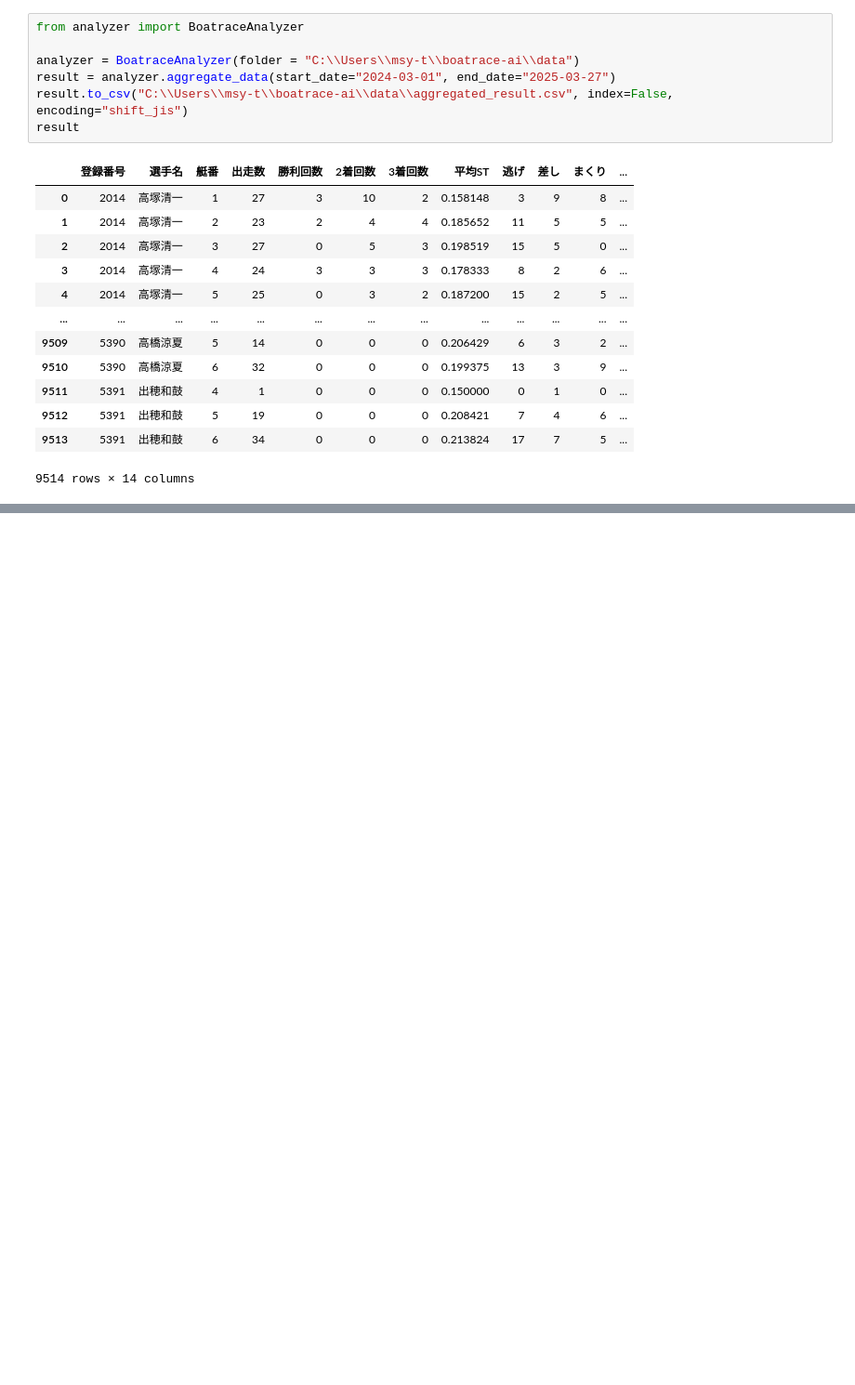
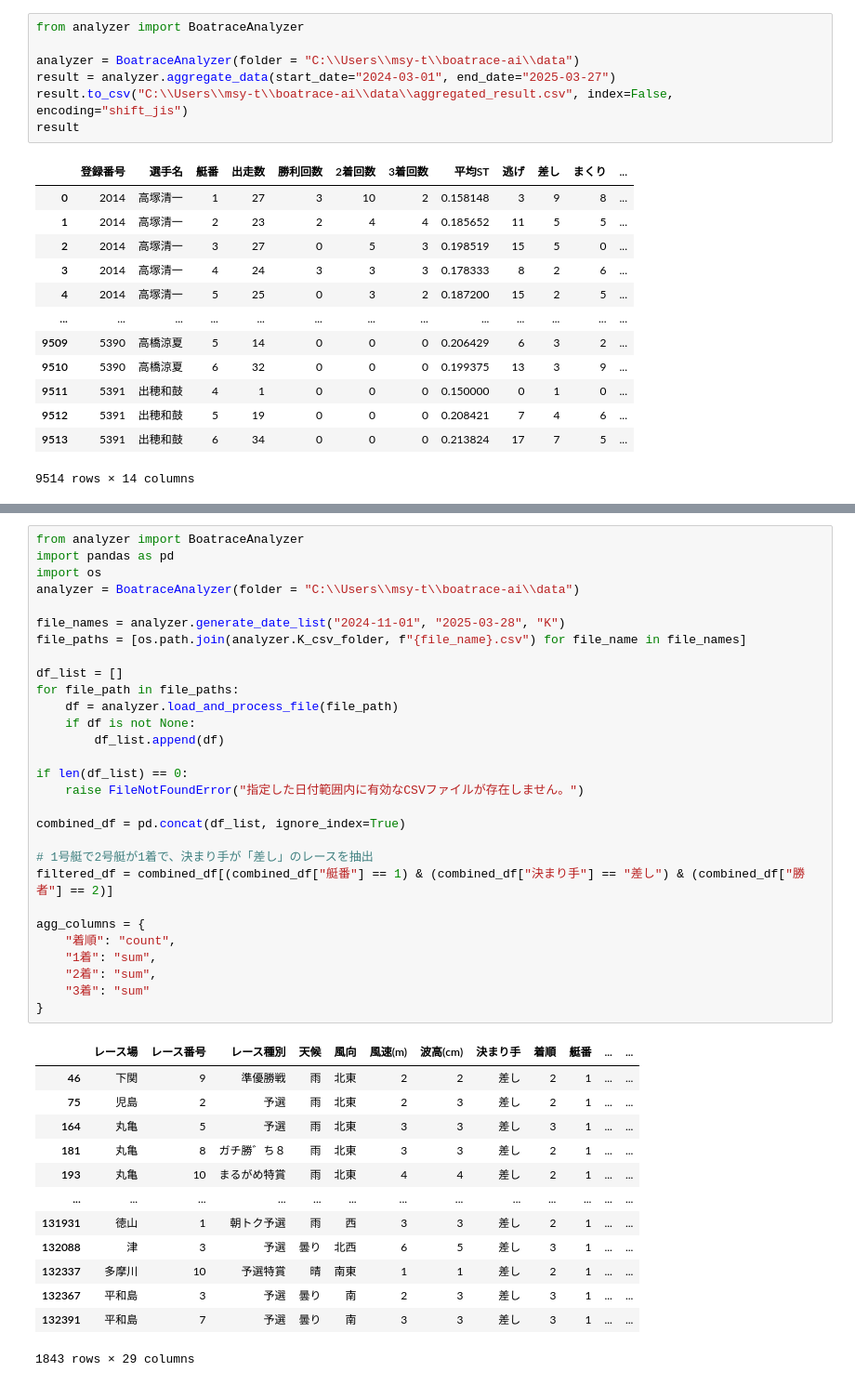
Before and after one commit to ru0108kf/boatrace-ai, a Jupyter notebook: scripts/boatrace_test.ipynb, the cells around one changed output, grey strips where cells are left out. Shown at 93% size. Cells and saved outputs as stored; diff of their text form; blank space fills up the shorter version.

```diff
--- a/scripts/boatrace_test.ipynb
+++ b/scripts/boatrace_test.ipynb
@@ -934,0 +1150,43 @@ result
+# %%
+from analyzer import BoatraceAnalyzer
+import pandas as pd
+import os
+analyzer = BoatraceAnalyzer(folder = "C:\\Users\\msy-t\\boatrace-ai\\data")
+
+file_names = analyzer.generate_date_list("2024-11-01", "2025-03-28", "K")
+file_paths = [os.path.join(analyzer.K_csv_folder, f"{file_name}.csv") for file_name in file_names]
+
+df_list = []
+for file_path in file_paths:
+    df = analyzer.load_and_process_file(file_path)
+    if df is not None:
+        df_list.append(df)
+
+if len(df_list) == 0:
+    raise FileNotFoundError("指定した日付範囲内に有効なCSVファイルが存在しません。")
+
+combined_df = pd.concat(df_list, ignore_index=True)
+
+# 1号艇で2号艇が1着で、決まり手が「差し」のレースを抽出
+filtered_df = combined_df[(combined_df["艇番"] == 1) & (combined_df["決まり手"] == "差し") & (combined_df["勝者"] == 2)]
+
+agg_columns = {
+    "着順": "count",
+    "1着": "sum",
+    "2着": "sum",
+    "3着": "sum"
+}
+# %% [output]
+|  | レース場 | レース番号 | レース種別 | 天候 | 風向 | 風速(m) | 波高(cm) | 決まり手 | 着順 | 艇番 | ... | ... |
+| 46 | 下関 | 9 | 準優勝戦 | 雨 | 北東 | 2 | 2 | 差し | 2 | 1 | ... | ... |
+| 75 | 児島 | 2 | 予選 | 雨 | 北東 | 2 | 3 | 差し | 2 | 1 | ... | ... |
+| 164 | 丸亀 | 5 | 予選 | 雨 | 北東 | 3 | 3 | 差し | 3 | 1 | ... | ... |
+| 181 | 丸亀 | 8 | ガチ勝゛ち８ | 雨 | 北東 | 3 | 3 | 差し | 2 | 1 | ... | ... |
+| 193 | 丸亀 | 10 | まるがめ特賞 | 雨 | 北東 | 4 | 4 | 差し | 2 | 1 | ... | ... |
+| ... | ... | ... | ... | ... | ... | ... | ... | ... | ... | ... | ... | ... |
+| 131931 | 徳山 | 1 | 朝トク予選 | 雨 | 西 | 3 | 3 | 差し | 2 | 1 | ... | ... |
+| 132088 | 津 | 3 | 予選 | 曇り | 北西 | 6 | 5 | 差し | 3 | 1 | ... | ... |
+| 132337 | 多摩川 | 10 | 予選特賞 | 晴 | 南東 | 1 | 1 | 差し | 2 | 1 | ... | ... |
+| 132367 | 平和島 | 3 | 予選 | 曇り | 南 | 2 | 3 | 差し | 3 | 1 | ... | ... |
+| 132391 | 平和島 | 7 | 予選 | 曇り | 南 | 3 | 3 | 差し | 3 | 1 | ... | ... |
+1843 rows × 29 columns
```
Also changed, not shown: parts of 13 cells of this notebook, 11 other files.
